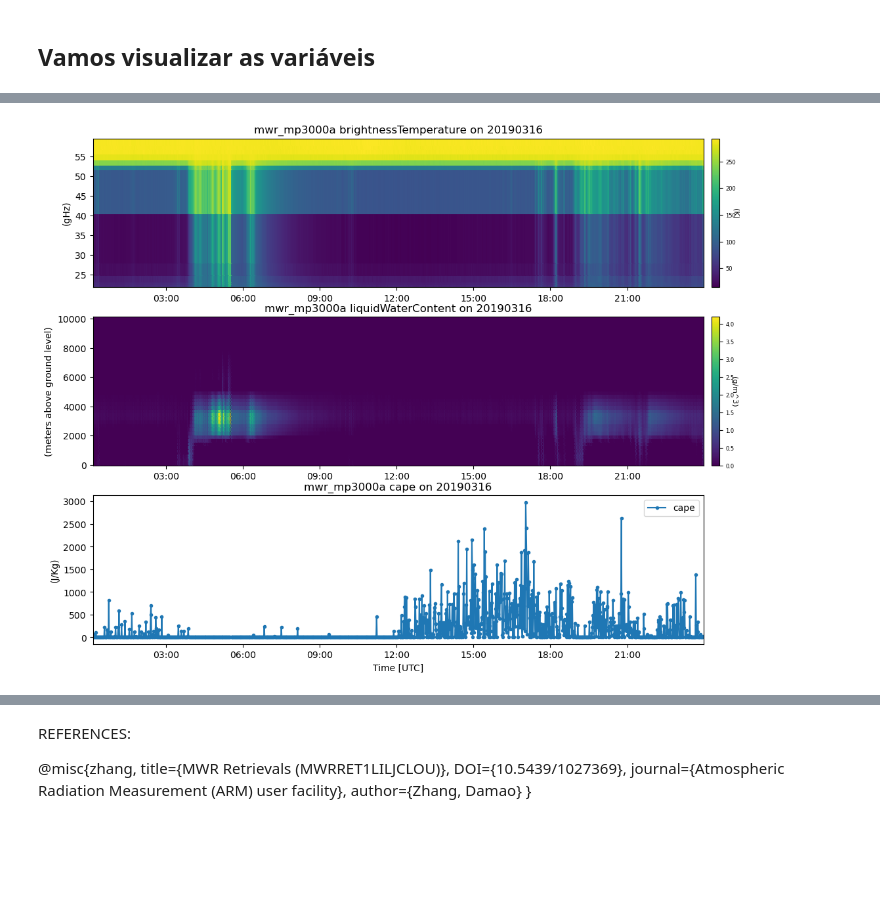
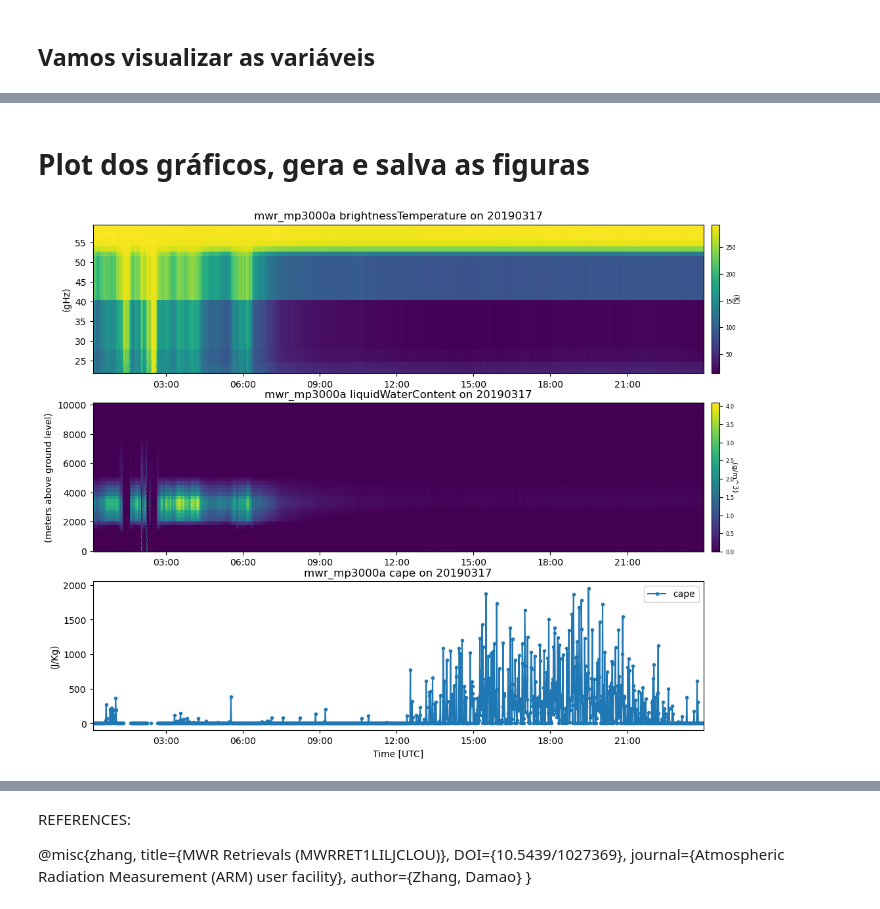
Before and after one commit to lourencocavalcante/CAP-730-Research-Proposal-Dissertation, a Jupyter notebook: Notebooks/arm_corMWRP_down_and_view.ipynb, the cells around one changed output, grey strips where cells are left out. Drawn from its saved outputs; the diff is of its cells as text; code cells hidden in the pictures; blank space fills up the shorter version.

```diff
--- a/Notebooks/arm_corMWRP_down_and_view.ipynb
+++ b/Notebooks/arm_corMWRP_down_and_view.ipynb
@@ -37,6 +37,18 @@ act.discovery.download_data(my_arm_username, api_access_token, datastream, date_
 dir = (f'./{datastream}/output/figures')
 os.makedirs(dir)
 #os.mkdir(dir)
+# %%
+data = datetime.today()
+hoje = data.strftime('%d-%m-%Y')
+hora = data.strftime('%H-%M-%S')
+
+
+#Access directores files downloaded
+mwr_mp3000a_ds = act.io.armfiles.read_netcdf(f'./{datastream}/{datastream}.20190317*.cdf')
+#ceil_ds = act.io.armfiles.read_netcdf(f'./{datastream}/{datastream}.201903*.cdf')
+
+
+#print(mwr_mp3000a_ds.variables)
 # %% [markdown]
 ## Vamos visualizar as variáveis
 # %%
@@ -45,41 +75,31 @@ print(mwr_mp3000a_ds.variables.keys())
+# %% [markdown]
+# Plot dos gráficos, gera e salva as figuras
 # %%
-data = datetime.today()
-hoje = data.strftime('%d-%m-%Y')
-hora = data.strftime('%H-%M-%S')
-
-keepdims=False
-
-#Access directores files downloaded
-mwr_mp3000a_ds = act.io.armfiles.read_netcdf(f'./{datastream}/{datastream}.20190316*.cdf')
-#ceil_ds = act.io.armfiles.read_netcdf(f'./{datastream}/{datastream}.201903*.cdf')
-
-
-#print(mwr_mp3000a_ds.variables)
 # Create a TimeSeriesDisplay object
 #mwr_mp3000a_ds = mwr_mp3000a_ds.resample(time='1min').nearest()
 #ceil_ds = ceil_ds.resample(time='1min').nearest()
 
 display = act.plotting.TimeSeriesDisplay(
    #{'mwr_mp3000a': mwr_mp3000a_ds, 'mwr_mp3000a_': ceil_ds},
    {'mwr_mp3000a': mwr_mp3000a_ds},
    subplot_shape=(3,), figsize=(12,10)
 )
 
 # Plot data
 display.plot('brightnessTemperature', dsname='mwr_mp3000a' , set_shading='nearest',label='brightnessTemperature',
    subplot_index=(0,))
 display.plot('liquidWaterContent', dsname='mwr_mp3000a', set_shading='nearest',label='liquidWaterContent',
    subplot_index=(1,))
 #display.day_night_background('cormwrpM1.b1', subplot_index=(1,))
 
 display.plot('cape', dsname='mwr_mp3000a', set_shading='nearest', label='cape',
    subplot_index=(2,))
 
 
 plt.savefig(f'{datastream}/output/figures/{datastream}_{hoje}_{hora}.png')
 plt.show()
 # %% [output]
-[figure, old version]
+[figure, new version]
 # %%
 # You can use tuples if the datasets in the tuple contain a
 # datastream attribute. This is required in all ARM datasets.
```
Also changed, not shown: parts of 2 cells of this notebook, 2 other files.
